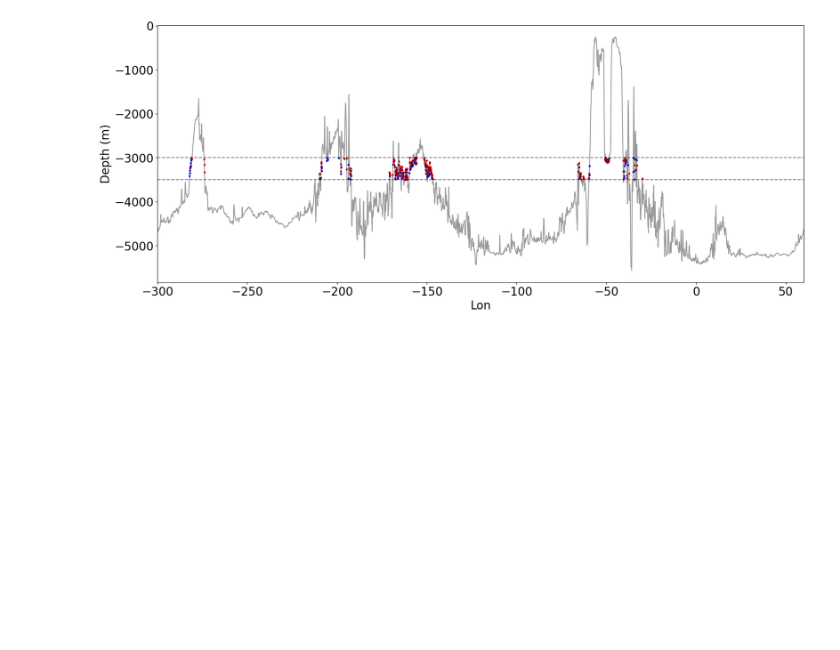
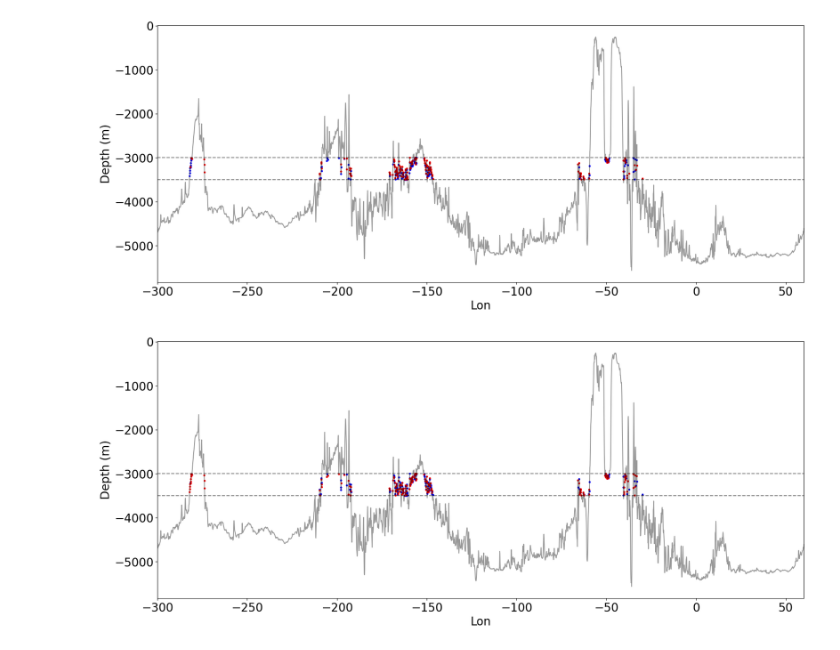
Before and after one commit to luweiyang/MOM6_global_tide_only, a Jupyter notebook: evaluate_multi_layer/decompose_form_stress_interp_smooth.ipynb, the cells around one changed output. Drawn from its saved outputs; the diff is of its cells as text; code cells hidden in the pictures; blank space fills up the shorter version.

Commit message:
form stress analysis - 2 ways of showing points

```diff
--- a/evaluate_multi_layer/decompose_form_stress_interp_smooth.ipynb
+++ b/evaluate_multi_layer/decompose_form_stress_interp_smooth.ipynb
@@ -244,3 +244,25 @@ plt.scatter(xq[ind_right],dep_slice[ind_right],marker='o',s=6, c='red')
 plt.savefig('/g/data/nm03/lxy581/evaluate/amp_phase/select_points_across_topog.png', dpi=600, bbox_inches='tight')
 # %% [output]
 [figure]
+# %%
+mask_form_pos = x_in_cut_slice > 0
+mask_form_neg = x_in_cut_slice < 0
+
+ind_pos = np.where(mask_form_pos)[0]
+ind_neg = np.where(mask_form_neg)[0]
+# %%
+fig = plt.figure(figsize=(20, 8))
+xq = depth_u.xq.values
+dep_slice = -depth_u.isel(yh=600).values
+plt.plot(xq,dep_slice,'k',alpha=0.4)
+plt.xlim(np.nanmin(xq),np.nanmax(xq))
+plt.tick_params(labelsize=20)
+plt.ylabel('Depth (m)',fontsize=20)
+plt.xlabel('Lon',fontsize=20)
+plt.plot((xq[0],xq[-1]),(-3000,-3000),'k--',alpha=0.5)
+plt.plot((xq[0],xq[-1]),(-3500,-3500),'k--',alpha=0.5)
+plt.scatter(xq[ind_neg],dep_slice[ind_neg],marker='o',s=6, c='blue')
+plt.scatter(xq[ind_pos],dep_slice[ind_pos],marker='o',s=6, c='red')
+plt.savefig('/g/data/nm03/lxy581/evaluate/amp_phase/select_points_across_topog_form_stress.png', dpi=600, bbox_inches='tight')
+# %% [output]
+[figure, added]
```
